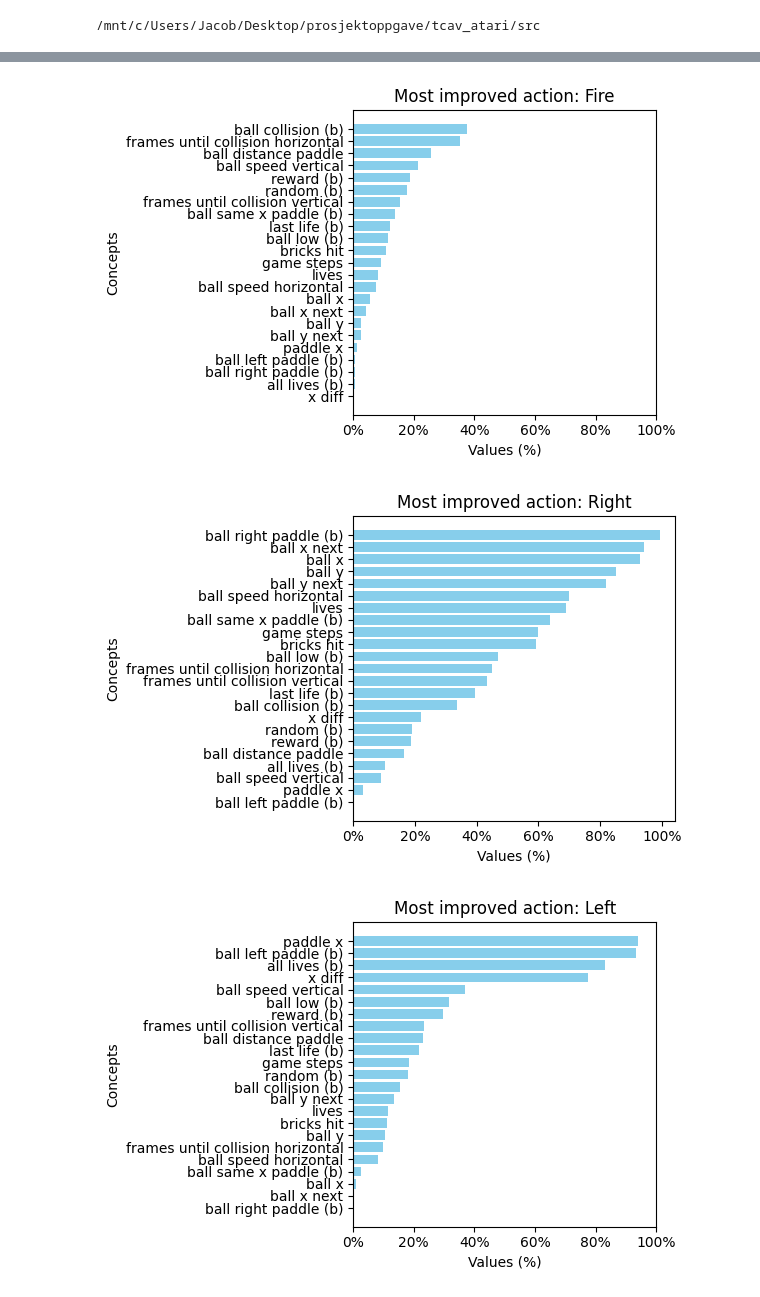
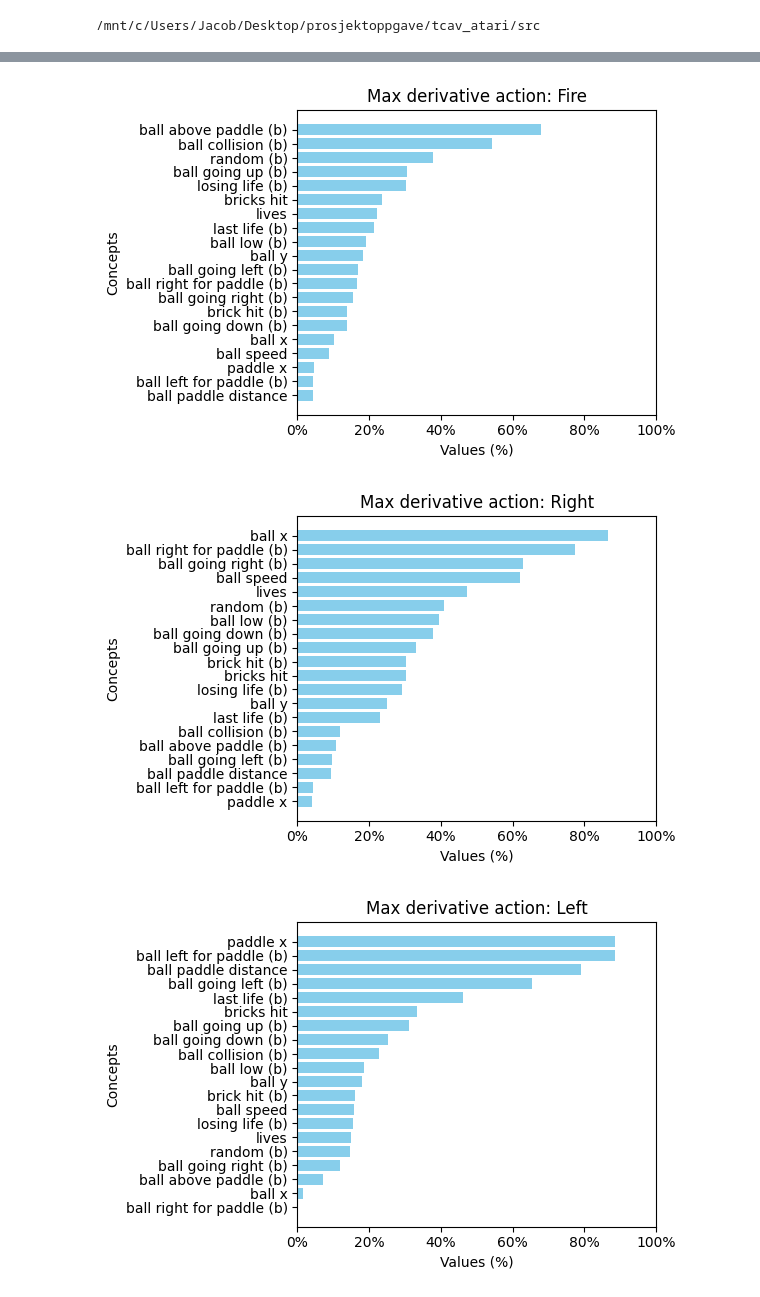
Before and after one commit to JacobLyLa/Qrunner-XAI, a Jupyter notebook: notebooks/tcav.ipynb, the cells around one changed output, grey strips where cells are left out. Saved outputs shown, nothing was run; the diff lists cells and outputs as text; code cells hidden in the pictures.

```diff
--- a/notebooks/tcav.ipynb
+++ b/notebooks/tcav.ipynb
@@ -35 +28,8 @@ best_action_ratio = {a:[] for a in actions} # for each action, how often was thi
+# %%
+concept_mean_max_gradient = {} # does adding a concept improve max(q value)?
+concept_action_mean_gradient = {a:[] for a in actions} # does adding a concept improve mean(q value)?
+concept_max_q_improvement = {} # does concept improve max(q value)?
+concept_action_improvement = {a:[] for a in actions} # how often does concept improve action?
+concept_action_max_gradient = {a:[] for a in actions} # how often did this action have the highest gradient?
+concept_cavs = {} # save probe for each concept
 # %%
@@ -90,5 +155,5 @@ bricks hit: 0.9974127039313316
 # %%
-sorted_data = sorted(concept_q_improvement.items(), key=lambda x: x[1], reverse=True)
+sorted_data = sorted(concept_max_q_improvement.items(), key=lambda x: x[1], reverse=True)
 # Extracting keys and values, and converting values to percentages
 keys = [item[0] for item in sorted_data]
 values = [item[1] * 100 for item in sorted_data]
@@ -98,10 +163,11 @@ plt.figure(figsize=(6, 4))
 plt.barh(keys, values, color='skyblue')
 plt.xlabel('Frequency (%)')
 plt.ylabel('Concepts')
-plt.title('How often concept improves Q value')
+plt.title('Positive max derivatives frequency')
 plt.gca().invert_yaxis()  # To display the largest values at the top
 plt.gca().xaxis.set_major_formatter(mticker.PercentFormatter())
 plt.gca().xaxis.set_ticks(range(0, 101, 20))
 plt.tight_layout()
+plt.savefig('../figures/tcav/positive-max-derivative-frequency.png')
 plt.show()
 # %% [output]
@@ -108,0 +175,16 @@ plt.show()
+# %%
+for action_name, values in concept_action_mean_gradient.items():
+    # Sort values and concept_names together in descending order
+    sorted_indices = sorted(range(len(values)), key=lambda k: values[k], reverse=True)
+    sorted_values = [values[i] for i in sorted_indices]
+    sorted_concept_names = [concept_names[i] for i in sorted_indices]
+
+    # Plotting
+    plt.figure(figsize=(6, 4))
+    plt.barh(sorted_concept_names, sorted_values, color='skyblue')
+    plt.xlabel('Mean directional derivative')
+    plt.ylabel('Concepts')
+    plt.title(f'Mean directional derivative for action: {action_name}')
+    plt.gca().invert_yaxis()
+    plt.tight_layout()
+    plt.show()
@@ -109,6 +196,5 @@ plt.show()
 # %%
-concept_names = list(concept_instances.keys())
-for action_name, values in best_action_ratio.items():
+for action_name, values in concept_action_max_gradient.items():
     # Sort values and concept_names together in descending order
     sorted_indices = sorted(range(len(values)), key=lambda k: values[k], reverse=True)
     sorted_values = [values[i]*100 for i in sorted_indices]
@@ -119,10 +205,11 @@ for action_name, values in best_action_ratio.items():
     plt.barh(sorted_concept_names, sorted_values, color='skyblue')
     plt.xlabel('Values (%)')
     plt.ylabel('Concepts')
-    plt.title(f'Most improved action: {action_name}')
+    plt.title(f'Max derivative action: {action_name}')
     plt.gca().invert_yaxis()
     plt.gca().xaxis.set_major_formatter(mticker.PercentFormatter())
     plt.gca().xaxis.set_ticks(range(0, 101, 20))
     plt.tight_layout()
+    plt.savefig(f'../figures/tcav/max-derivative-action-{action_name}.png')
     plt.show()
 # %% [output]
@@ -130,3 +217,3 @@ for action_name, values in best_action_ratio.items():
-[figure, old version]
+[figure, new version]
-[figure, old version]
+[figure, new version]
-[figure, old version]
+[figure, new version]
```
Also changed, not shown: parts of 15 cells of this notebook, 4 other files.
